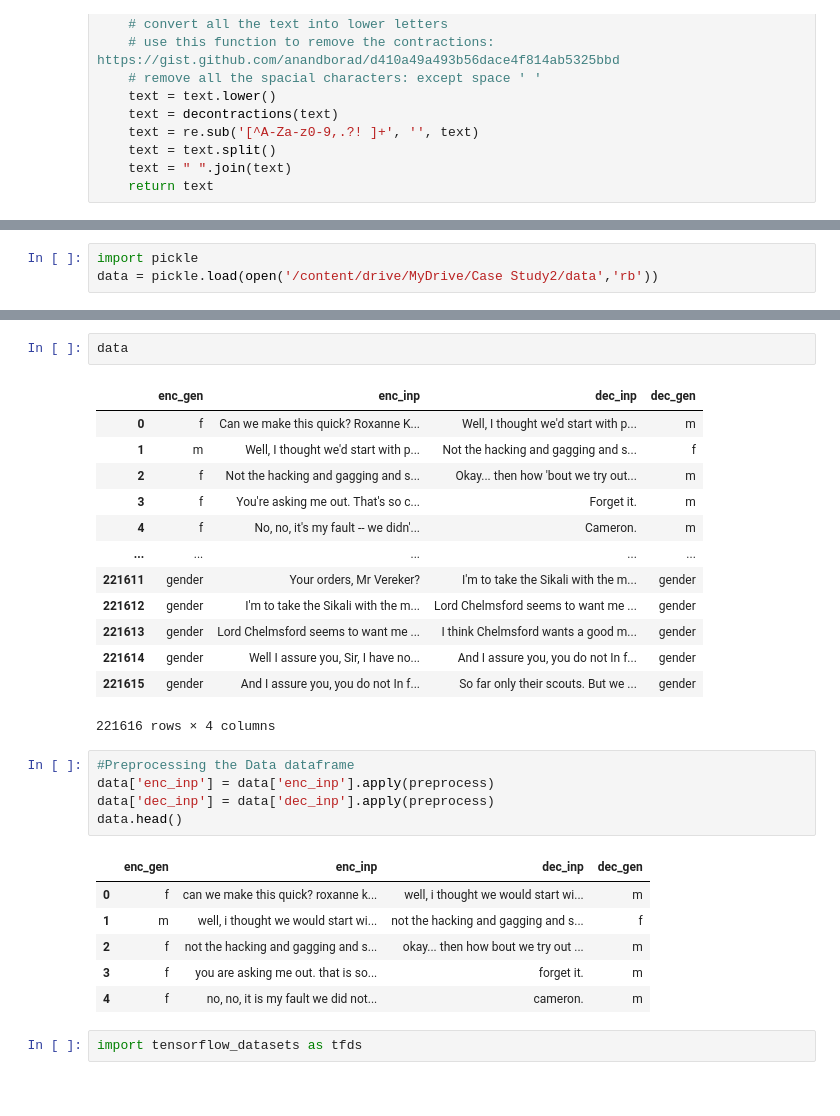
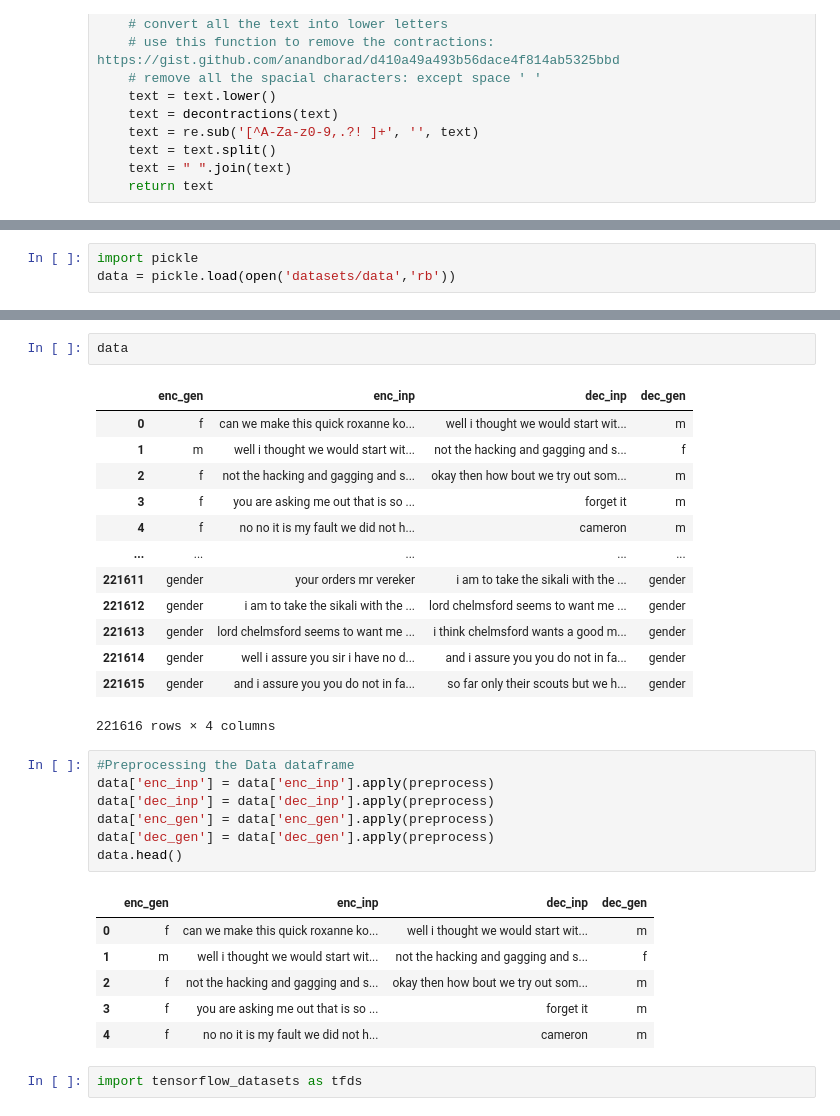
Before and after one commit to kun-zero162/Lamda-Simulation, a Jupyter notebook: Transformer_Based(Encoder_decoder).ipynb, the cells around one changed output, grey strips where cells are left out. Cells and saved outputs as stored; diff of their text form.

Commit message:
retrain data

```diff
--- a/Transformer_Based(Encoder_decoder).ipynb
+++ b/Transformer_Based(Encoder_decoder).ipynb
@@ -141,3 +63,3 @@ Mounted at /content/drive
 # %%
 import pickle
-data = pickle.load(open('/content/drive/MyDrive/Case Study2/data','rb'))
+data = pickle.load(open('datasets/data','rb'))
@@ -145,30 +75,32 @@ data = pickle.load(open('/content/drive/MyDrive/Case Study2/data','rb'))
 data
 # %% [output]
 |  | enc_gen | enc_inp | dec_inp | dec_gen |
-| 0 | f | Can we make this quick? Roxanne K... | Well, I thought we'd start with p... | m |
-| 1 | m | Well, I thought we'd start with p... | Not the hacking and gagging and s... | f |
-| 2 | f | Not the hacking and gagging and s... | Okay... then how 'bout we try out... | m |
-| 3 | f | You're asking me out. That's so c... | Forget it. | m |
-| 4 | f | No, no, it's my fault -- we didn'... | Cameron. | m |
+| 0 | f | can we make this quick roxanne ko... | well i thought we would start wit... | m |
+| 1 | m | well i thought we would start wit... | not the hacking and gagging and s... | f |
+| 2 | f | not the hacking and gagging and s... | okay then how bout we try out som... | m |
+| 3 | f | you are asking me out that is so ... | forget it | m |
+| 4 | f | no no it is my fault we did not h... | cameron | m |
 | ... | ... | ... | ... | ... |
-| 221611 | gender | Your orders, Mr Vereker? | I'm to take the Sikali with the m... | gender |
-| 221612 | gender | I'm to take the Sikali with the m... | Lord Chelmsford seems to want me ... | gender |
-| 221613 | gender | Lord Chelmsford seems to want me ... | I think Chelmsford wants a good m... | gender |
-| 221614 | gender | Well I assure you, Sir, I have no... | And I assure you, you do not In f... | gender |
-| 221615 | gender | And I assure you, you do not In f... | So far only their scouts. But we ... | gender |
+| 221611 | gender | your orders mr vereker | i am to take the sikali with the ... | gender |
+| 221612 | gender | i am to take the sikali with the ... | lord chelmsford seems to want me ... | gender |
+| 221613 | gender | lord chelmsford seems to want me ... | i think chelmsford wants a good m... | gender |
+| 221614 | gender | well i assure you sir i have no d... | and i assure you you do not in fa... | gender |
+| 221615 | gender | and i assure you you do not in fa... | so far only their scouts but we h... | gender |
 221616 rows × 4 columns
 # %%
 #Preprocessing the Data dataframe
 data['enc_inp'] = data['enc_inp'].apply(preprocess)
 data['dec_inp'] = data['dec_inp'].apply(preprocess)
+data['enc_gen'] = data['enc_gen'].apply(preprocess)
+data['dec_gen'] = data['dec_gen'].apply(preprocess)
 data.head()
 # %% [output]
 |  | enc_gen | enc_inp | dec_inp | dec_gen |
-| 0 | f | can we make this quick? roxanne k... | well, i thought we would start wi... | m |
-| 1 | m | well, i thought we would start wi... | not the hacking and gagging and s... | f |
-| 2 | f | not the hacking and gagging and s... | okay... then how bout we try out ... | m |
-| 3 | f | you are asking me out. that is so... | forget it. | m |
-| 4 | f | no, no, it is my fault we did not... | cameron. | m |
+| 0 | f | can we make this quick roxanne ko... | well i thought we would start wit... | m |
+| 1 | m | well i thought we would start wit... | not the hacking and gagging and s... | f |
+| 2 | f | not the hacking and gagging and s... | okay then how bout we try out som... | m |
+| 3 | f | you are asking me out that is so ... | forget it | m |
+| 4 | f | no no it is my fault we did not h... | cameron | m |
 # %%
 import tensorflow_datasets as tfds
 # %%
```
Also changed, not shown: parts of 26 cells of this notebook, 17 other files.
